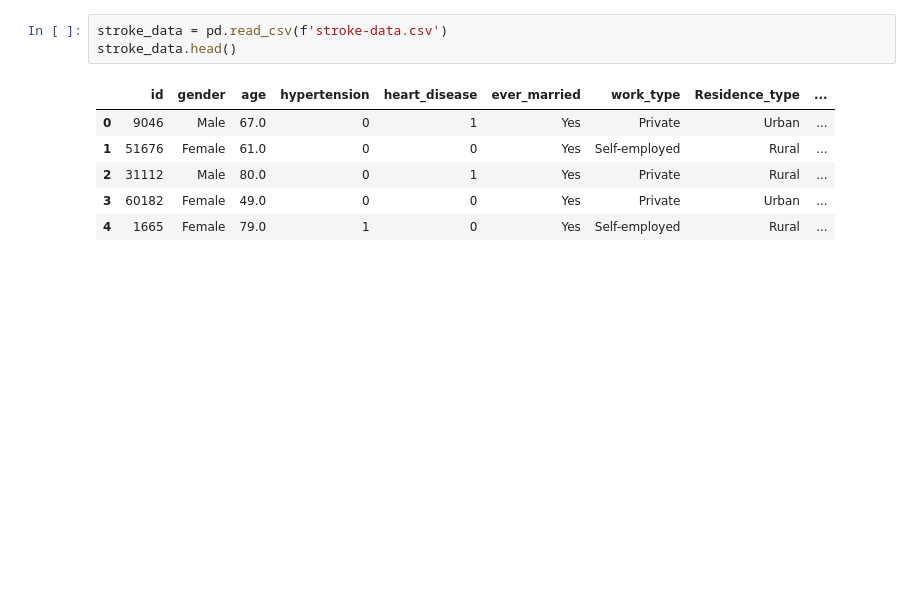
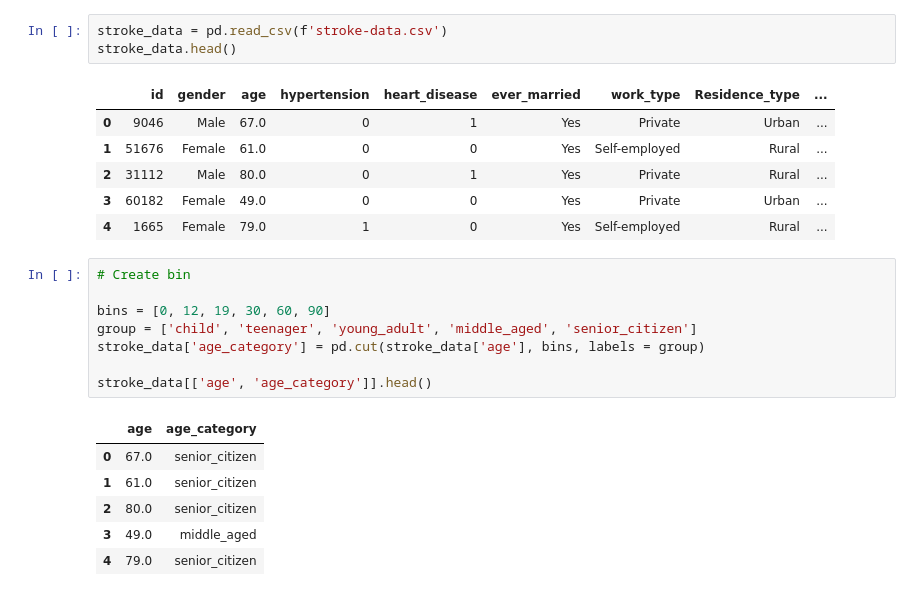
Before and after one commit to Malinda1/feature_engineering, a Jupyter notebook: feature_engineering.ipynb, the cells around one changed output. Drawn from its saved outputs; the diff is of its cells as text; blank space fills up the shorter version.

```diff
--- a/feature_engineering.ipynb
+++ b/feature_engineering.ipynb
@@ -394,3 +394,18 @@ stroke_data.head()
 | 2 | 31112 | Male | 80.0 | 0 | 1 | Yes | Private | Rural | ... |
 | 3 | 60182 | Female | 49.0 | 0 | 0 | Yes | Private | Urban | ... |
 | 4 | 1665 | Female | 79.0 | 1 | 0 | Yes | Self-employed | Rural | ... |
+# %%
+# Create bin
+
+bins = [0, 12, 19, 30, 60, 90]
+group = ['child', 'teenager', 'young_adult', 'middle_aged', 'senior_citizen']
+stroke_data['age_category'] = pd.cut(stroke_data['age'], bins, labels = group)
+
+stroke_data[['age', 'age_category']].head()
+# %% [output]
+|  | age | age_category |
+| 0 | 67.0 | senior_citizen |
+| 1 | 61.0 | senior_citizen |
+| 2 | 80.0 | senior_citizen |
+| 3 | 49.0 | middle_aged |
+| 4 | 79.0 | senior_citizen |
```
